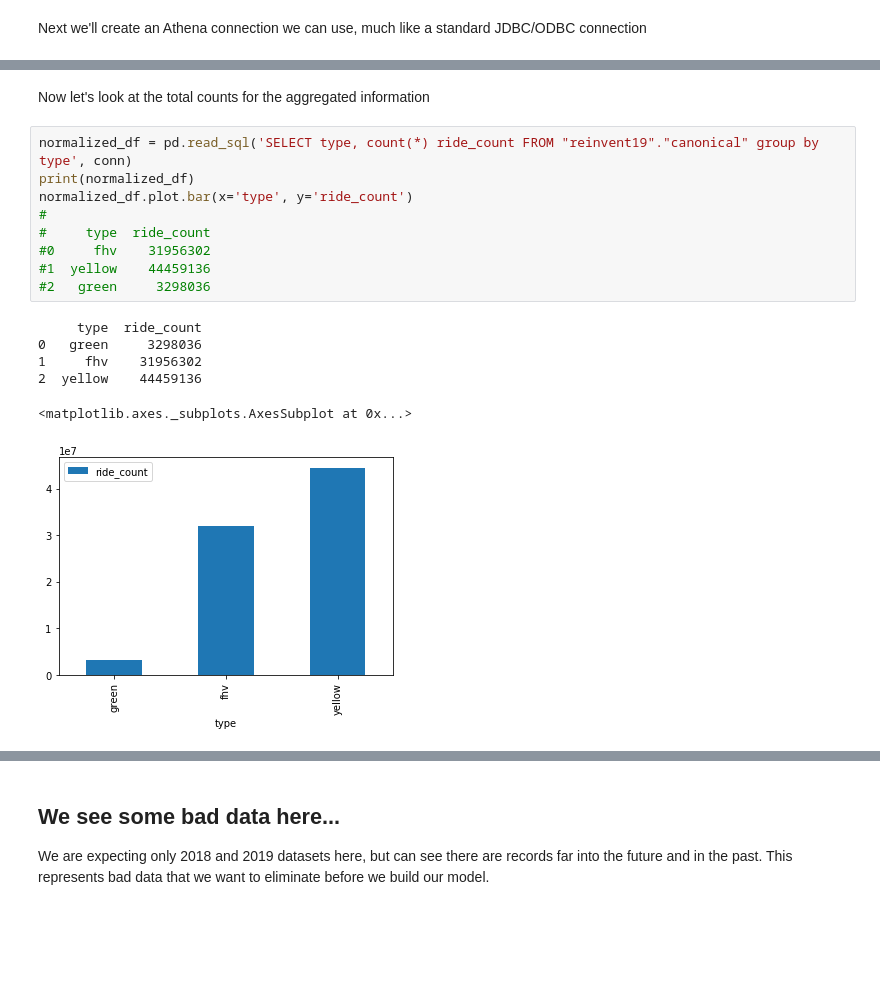
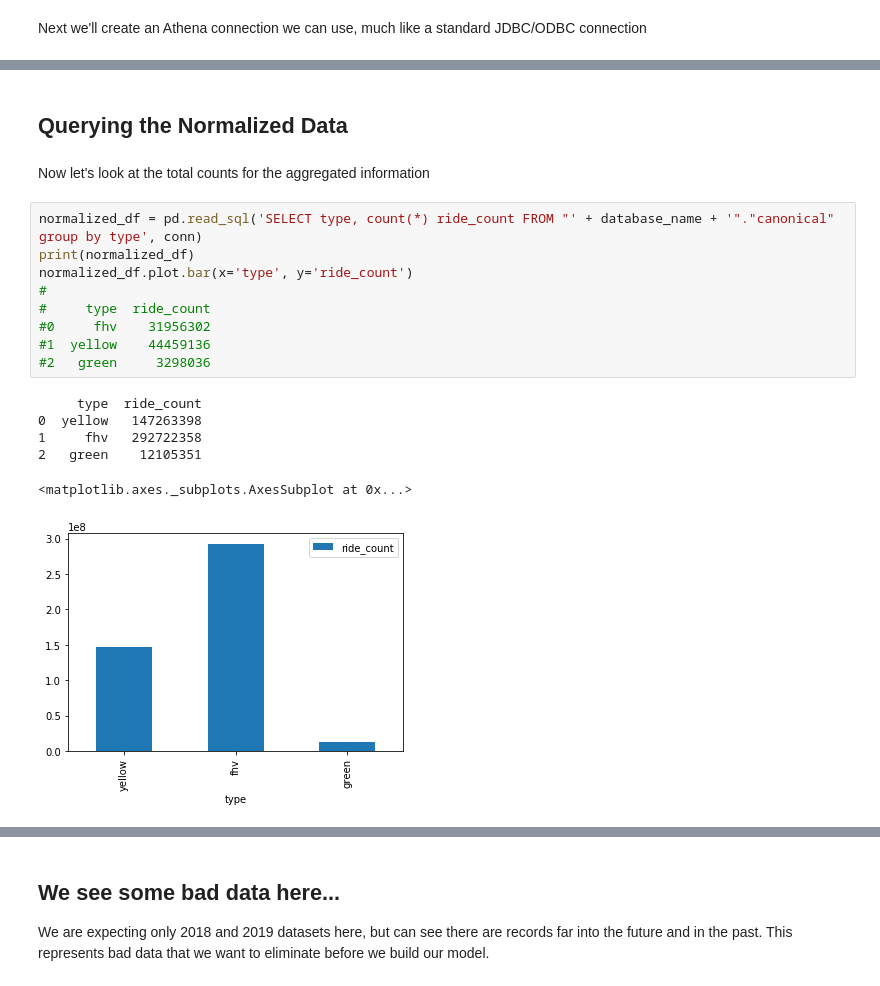
Before and after one commit to bsnively/AIM357-2019-ETL-and-ML-Workshop, a Jupyter notebook: notebooks/DataDiscoveryAndConversation.ipynb, the cells around one changed output, grey strips where cells are left out. Drawn from its saved outputs; the diff is of its cells as text; blank space fills up the shorter version.

```diff
--- a/notebooks/DataDiscoveryAndConversation.ipynb
+++ b/notebooks/DataDiscoveryAndConversation.ipynb
@@ -146,19 +179,21 @@ after kicking it off, you can see it running in the console too:
+# %% [markdown]
+## Querying the Normalized Data
 # %% [markdown]
 Now let's look at the total counts for the aggregated information
 # %%
-normalized_df = pd.read_sql('SELECT type, count(*) ride_count FROM "reinvent19"."canonical" group by type', conn)
+normalized_df = pd.read_sql('SELECT type, count(*) ride_count FROM "' + database_name + '"."canonical" group by type', conn)
 print(normalized_df)
 normalized_df.plot.bar(x='type', y='ride_count')
 #
 #     type  ride_count
 #0     fhv    31956302
 #1  yellow    44459136
 #2   green     3298036
 # %% [output]
      type  ride_count
-0   green     3298036
-1     fhv    31956302
-2  yellow    44459136
+0  yellow   147263398
+1     fhv   292722358
+2   green    12105351
 <matplotlib.axes._subplots.AxesSubplot at 0x...>
-[figure, old version]
+[figure, new version]
 # %%
```
Also changed, not shown: parts of 29 cells of this notebook, 8 other files.
